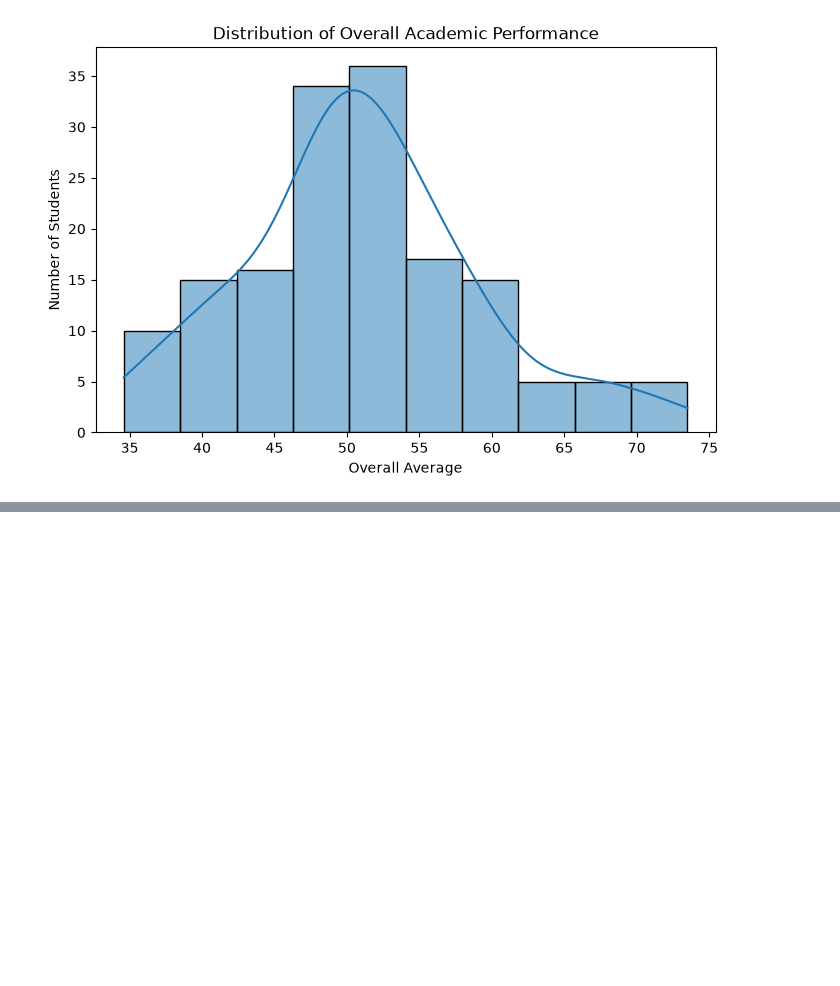
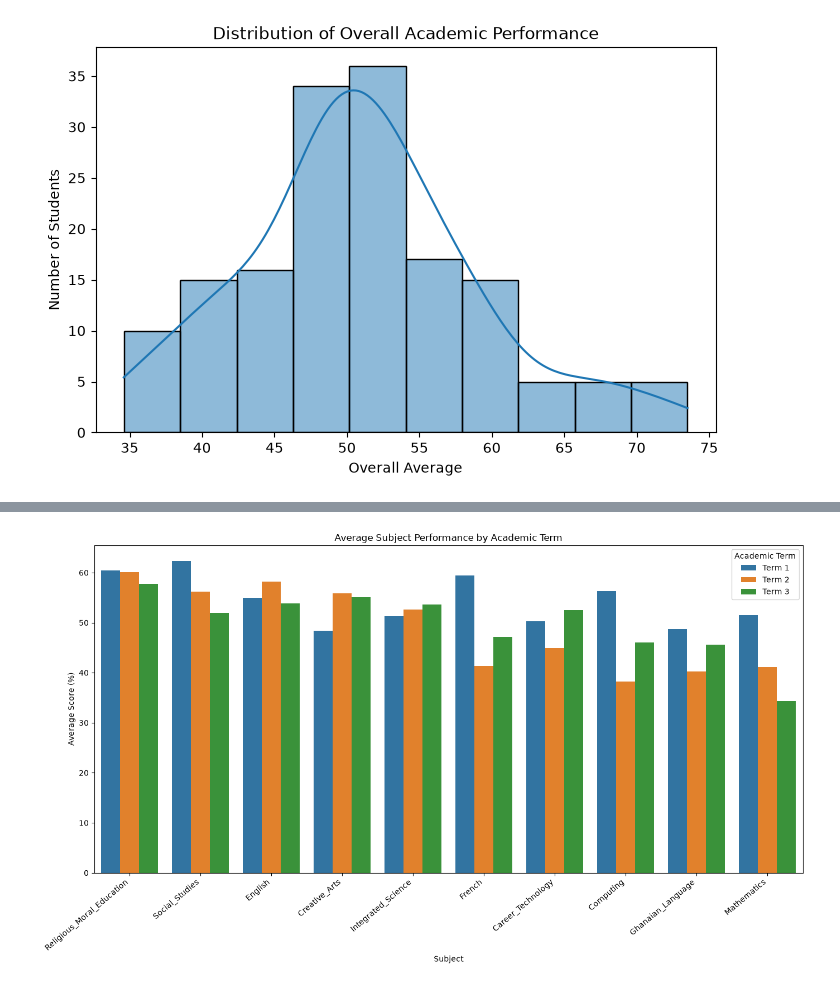
Before and after one commit to KamalIbrahim01/educational-analytics-capstone, a Jupyter notebook: notebooks/05_Educational_Analytics_EDA.ipynb, the cells around one changed output, grey strips where cells are left out. Cells and saved outputs as stored; diff of their text form; code cells hidden in the pictures; blank space fills up the shorter version.

```diff
--- a/notebooks/05_Educational_Analytics_EDA.ipynb
+++ b/notebooks/05_Educational_Analytics_EDA.ipynb
@@ -231,0 +357,56 @@ Overall, the results indicate that most students are performing at a moderate le
+# %%
+subject_by_term = performance.melt(
+    id_vars=["Term_Name"],
+    value_vars=[
+        "English",
+        "Mathematics",
+        "Integrated_Science",
+        "Computing",
+        "Creative_Arts",
+        "Career_Technology",
+        "French",
+        "Ghanaian_Language",
+        "Religious_Moral_Education",
+        "Social_Studies"
+    ],
+    var_name="Subject",
+    value_name="Score"
+)
+# %%
+plt.figure(figsize=(14,8))
+
+ax = sns.barplot(
+    data=subject_by_term,
+    x="Subject",
+    y="Score",
+    hue="Term_Name",
+    estimator="mean",
+    errorbar=None,
+    order=[
+        "Religious_Moral_Education",
+        "Social_Studies",
+        "English",
+        "Creative_Arts",
+        "Integrated_Science",
+        "French",
+        "Career_Technology",
+        "Computing",
+        "Ghanaian_Language",
+        "Mathematics"
+    ],
+    hue_order=["Term 1", "Term 2", "Term 3"]
+)
+
+plt.title("Average Subject Performance by Academic Term")
+plt.xlabel("Subject")
+plt.ylabel("Average Score (%)")
+
+plt.xticks(rotation=40, ha="right")
+
+plt.legend(title="Academic Term")
+
+plt.tight_layout()
+
+plt.show()
+# %% [output]
+[figure, added]
```
Also changed, not shown: parts of 36 cells of this notebook.
